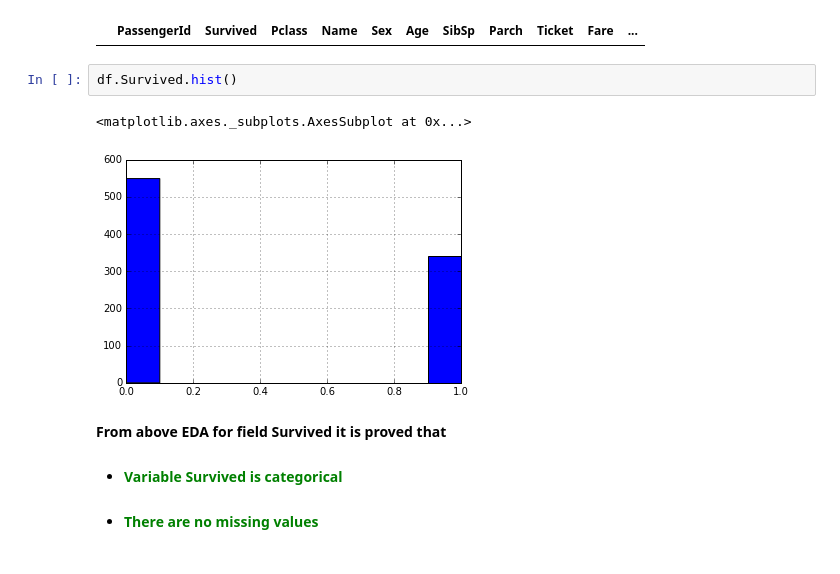
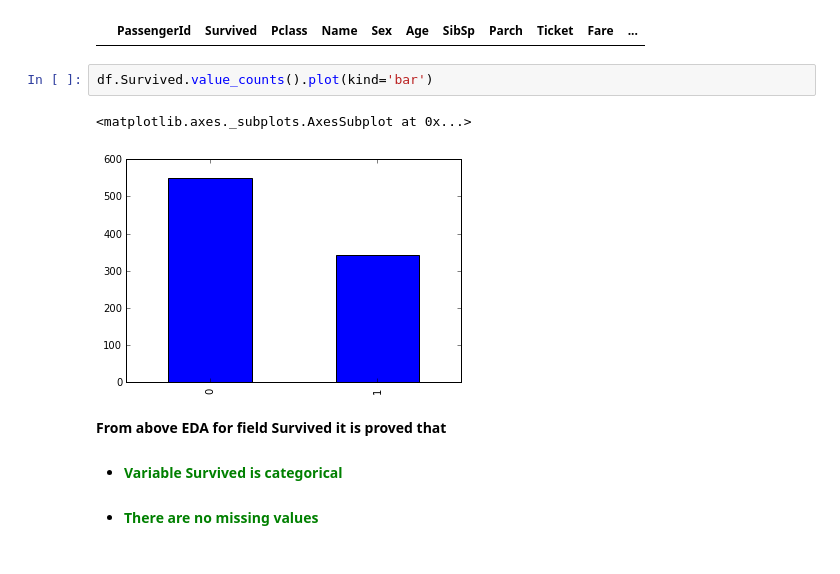
Before and after one commit to tushar-borole/titanic-EDA, a Jupyter notebook: titanic EDA.ipynb, the cells around one changed output. Saved outputs shown, nothing was run; the diff lists cells and outputs as text.

```diff
--- a/titanic EDA.ipynb
+++ b/titanic EDA.ipynb
@@ -97,11 +97,11 @@ Name: Survived, dtype: int64
 df[df.Survived.isnull()]
 # %% [output]
 |  | PassengerId | Survived | Pclass | Name | Sex | Age | SibSp | Parch | Ticket | Fare | ... |
-# %%
-df.Survived.hist()
-# %% [output]
-<matplotlib.axes._subplots.AxesSubplot at 0x...>
-[figure, removed]
+# %%
+df.Survived.value_counts().plot(kind='bar')
+# %% [output]
+<matplotlib.axes._subplots.AxesSubplot at 0x...>
+[figure, added]
 # %% [markdown]
 <b>From above EDA for field Survived it is proved that</b>
 <ul>
```
Also changed, not shown: parts of 2 cells of this notebook.
